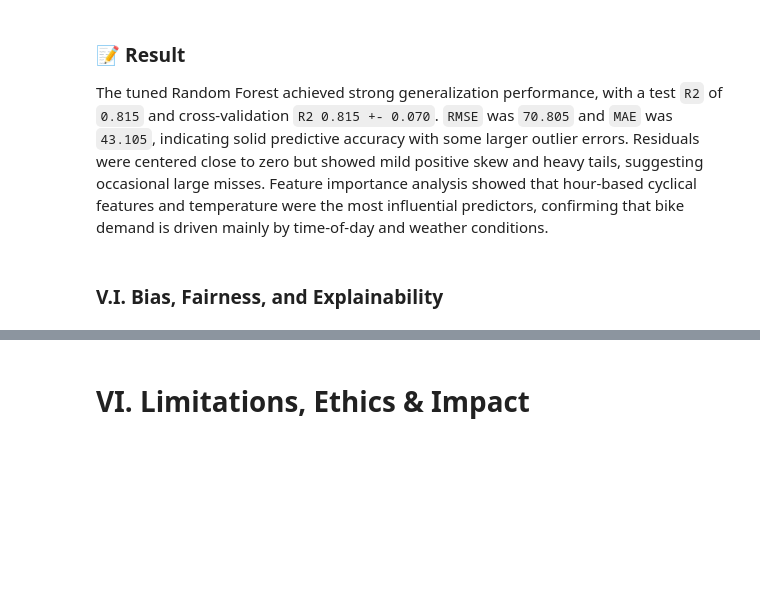
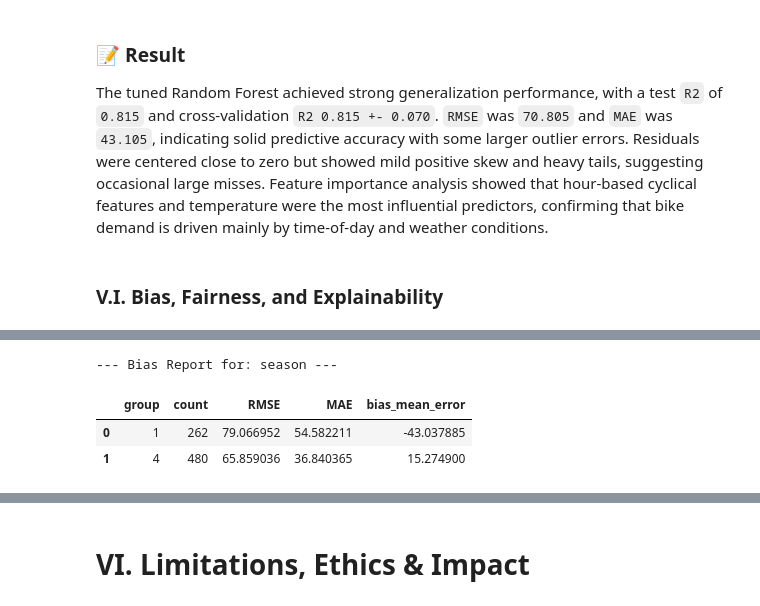
Before and after one commit to clarissecasicarino/hourly-bike-predictor, a Jupyter notebook: notebooks/regression_capstone.ipynb, the cells around one changed output, grey strips where cells are left out. Saved outputs shown, nothing was run; the diff lists cells and outputs as text; code cells hidden in the pictures; blank space fills up the shorter version.

```diff
--- a/notebooks/regression_capstone.ipynb
+++ b/notebooks/regression_capstone.ipynb
@@ -1358,0 +1400,10 @@ The tuned Random Forest achieved strong generalization performance, with a test
+# %%
+column_name = "season"
+print(f"--- Bias Report for: {column_name} ---")
+group_bias = check_group_bias(y_test, y_pred, X_test[column_name].values)
+display(group_bias)
+# %% [output]
+--- Bias Report for: season ---
+|  | group | count | RMSE | MAE | bias_mean_error |
+| 0 | 1 | 262 | 79.066952 | 54.582211 | -43.037885 |
+| 1 | 4 | 480 | 65.859036 | 36.840365 | 15.274900 |
```
Also changed, not shown: parts of 9 cells of this notebook, 4 other files.
